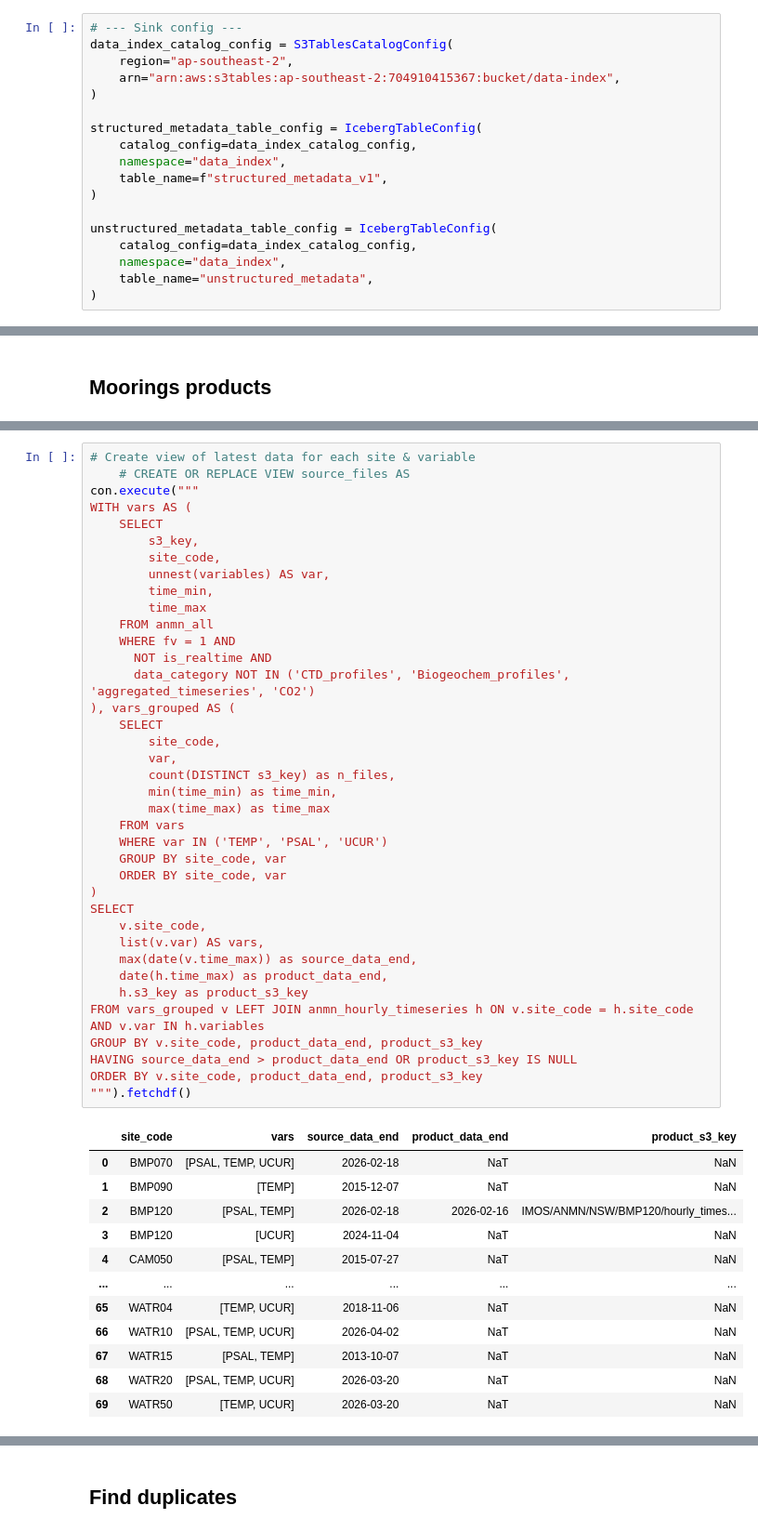
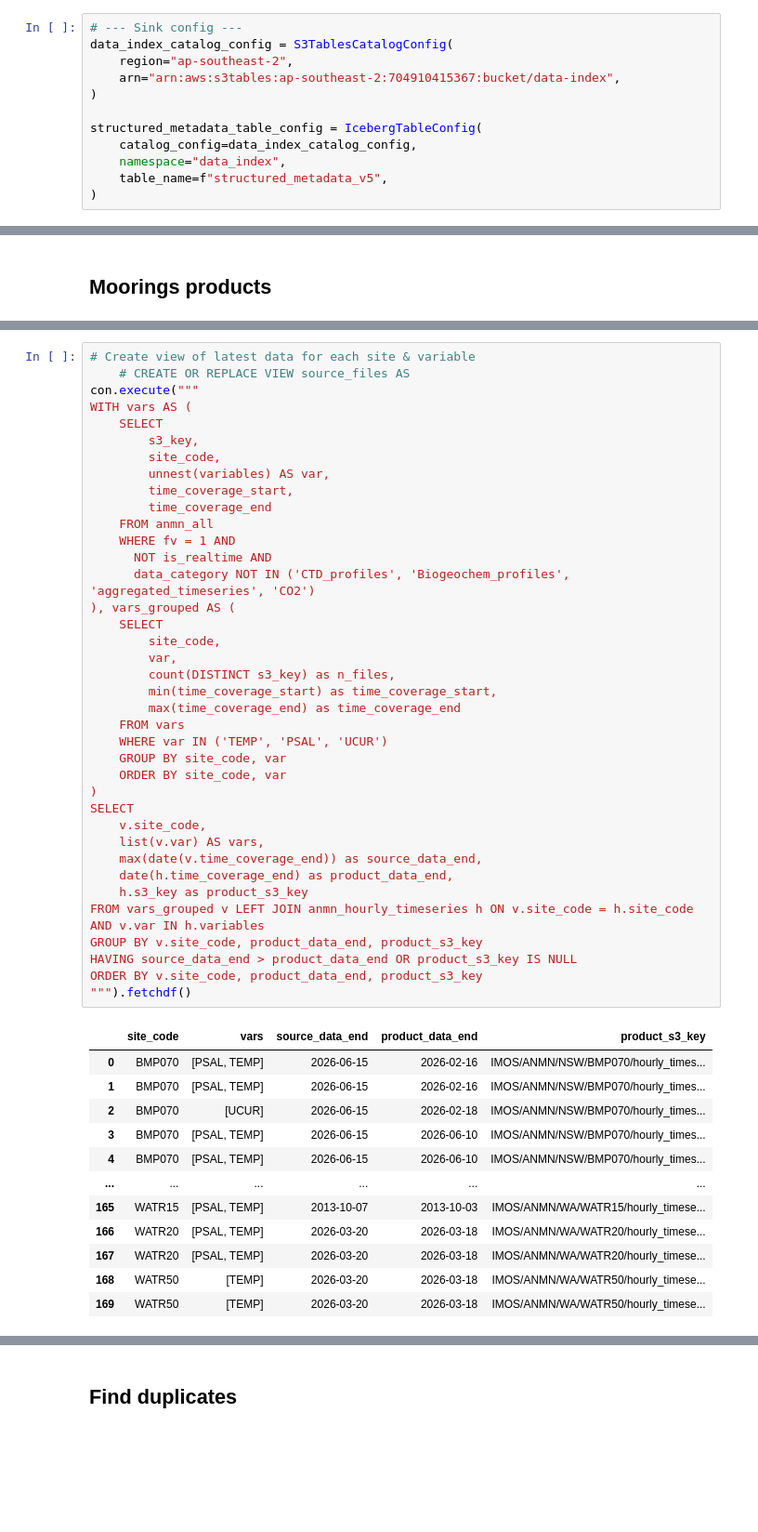
Before and after one commit to aodn/data-index, a Jupyter notebook: analysis/structured_metadata/data_management_queries.ipynb, the cells around one changed output, grey strips where cells are left out. Shown at 93% size. Drawn from its saved outputs; the diff is of its cells as text; blank space fills up the shorter version.

```diff
--- a/analysis/structured_metadata/data_management_queries.ipynb
+++ b/analysis/structured_metadata/data_management_queries.ipynb
@@ -14,13 +14,7 @@ data_index_catalog_config = S3TablesCatalogConfig(
 structured_metadata_table_config = IcebergTableConfig(
     catalog_config=data_index_catalog_config,
     namespace="data_index",
-    table_name=f"structured_metadata_v1",
+    table_name=f"structured_metadata_v5",
 )
-
-unstructured_metadata_table_config = IcebergTableConfig(
-    catalog_config=data_index_catalog_config,
-    namespace="data_index",
-    table_name="unstructured_metadata",
-)
 # %%
 structured_metadata = structured_metadata_table_config.load()
@@ -246,47 +231,47 @@ con.execute("""
 WITH vars AS (
     SELECT
         s3_key,
         site_code,
         unnest(variables) AS var,
-        time_min,
-        time_max
+        time_coverage_start,
+        time_coverage_end
     FROM anmn_all
     WHERE fv = 1 AND
       NOT is_realtime AND
       data_category NOT IN ('CTD_profiles', 'Biogeochem_profiles', 'aggregated_timeseries', 'CO2')
 ), vars_grouped AS (
     SELECT
         site_code,
         var,
         count(DISTINCT s3_key) as n_files,
-        min(time_min) as time_min,
-        max(time_max) as time_max
+        min(time_coverage_start) as time_coverage_start,
+        max(time_coverage_end) as time_coverage_end
     FROM vars
     WHERE var IN ('TEMP', 'PSAL', 'UCUR')
     GROUP BY site_code, var
     ORDER BY site_code, var
 )
 SELECT
     v.site_code,
     list(v.var) AS vars,
-    max(date(v.time_max)) as source_data_end,
-    date(h.time_max) as product_data_end,
+    max(date(v.time_coverage_end)) as source_data_end,
+    date(h.time_coverage_end) as product_data_end,
     h.s3_key as product_s3_key
 FROM vars_grouped v LEFT JOIN anmn_hourly_timeseries h ON v.site_code = h.site_code AND v.var IN h.variables
 GROUP BY v.site_code, product_data_end, product_s3_key
 HAVING source_data_end > product_data_end OR product_s3_key IS NULL
 ORDER BY v.site_code, product_data_end, product_s3_key
 """).fetchdf()
 # %% [output]
 |  | site_code | vars | source_data_end | product_data_end | product_s3_key |
-| 0 | BMP070 | [PSAL, TEMP, UCUR] | 2026-02-18 | NaT | NaN |
-| 1 | BMP090 | [TEMP] | 2015-12-07 | NaT | NaN |
-| 2 | BMP120 | [PSAL, TEMP] | 2026-02-18 | 2026-02-16 | IMOS/ANMN/NSW/BMP120/hourly_times... |
-| 3 | BMP120 | [UCUR] | 2024-11-04 | NaT | NaN |
-| 4 | CAM050 | [PSAL, TEMP] | 2015-07-27 | NaT | NaN |
+| 0 | BMP070 | [PSAL, TEMP] | 2026-06-15 | 2026-02-16 | IMOS/ANMN/NSW/BMP070/hourly_times... |
+| 1 | BMP070 | [PSAL, TEMP] | 2026-06-15 | 2026-02-16 | IMOS/ANMN/NSW/BMP070/hourly_times... |
+| 2 | BMP070 | [UCUR] | 2026-06-15 | 2026-02-18 | IMOS/ANMN/NSW/BMP070/hourly_times... |
+| 3 | BMP070 | [PSAL, TEMP] | 2026-06-15 | 2026-06-10 | IMOS/ANMN/NSW/BMP070/hourly_times... |
+| 4 | BMP070 | [PSAL, TEMP] | 2026-06-15 | 2026-06-10 | IMOS/ANMN/NSW/BMP070/hourly_times... |
 | ... | ... | ... | ... | ... | ... |
-| 65 | WATR04 | [TEMP, UCUR] | 2018-11-06 | NaT | NaN |
-| 66 | WATR10 | [PSAL, TEMP, UCUR] | 2026-04-02 | NaT | NaN |
-| 67 | WATR15 | [PSAL, TEMP] | 2013-10-07 | NaT | NaN |
-| 68 | WATR20 | [PSAL, TEMP, UCUR] | 2026-03-20 | NaT | NaN |
-| 69 | WATR50 | [TEMP, UCUR] | 2026-03-20 | NaT | NaN |
+| 165 | WATR15 | [PSAL, TEMP] | 2013-10-07 | 2013-10-03 | IMOS/ANMN/WA/WATR15/hourly_timese... |
+| 166 | WATR20 | [PSAL, TEMP] | 2026-03-20 | 2026-03-18 | IMOS/ANMN/WA/WATR20/hourly_timese... |
+| 167 | WATR20 | [PSAL, TEMP] | 2026-03-20 | 2026-03-18 | IMOS/ANMN/WA/WATR20/hourly_timese... |
+| 168 | WATR50 | [TEMP] | 2026-03-20 | 2026-03-18 | IMOS/ANMN/WA/WATR50/hourly_timese... |
+| 169 | WATR50 | [TEMP] | 2026-03-20 | 2026-03-18 | IMOS/ANMN/WA/WATR50/hourly_timese... |
```
Also changed, not shown: parts of 12 cells of this notebook.
